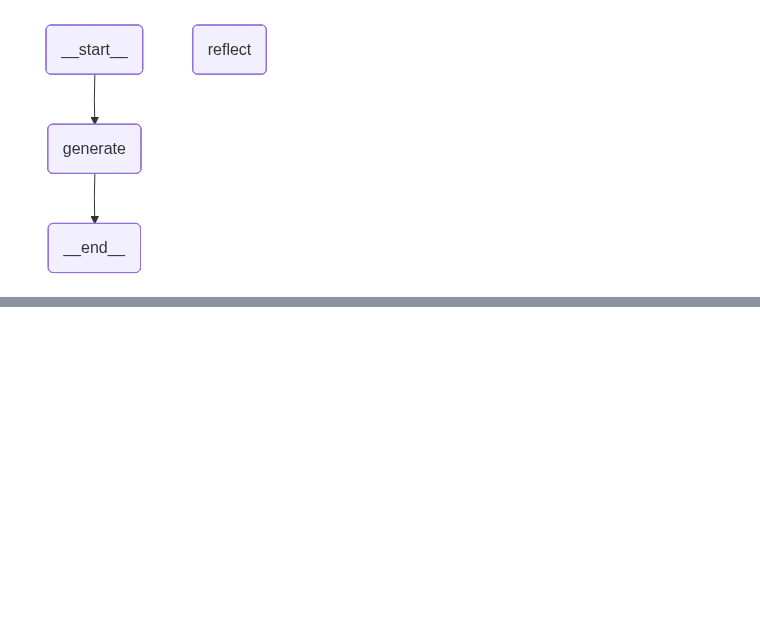
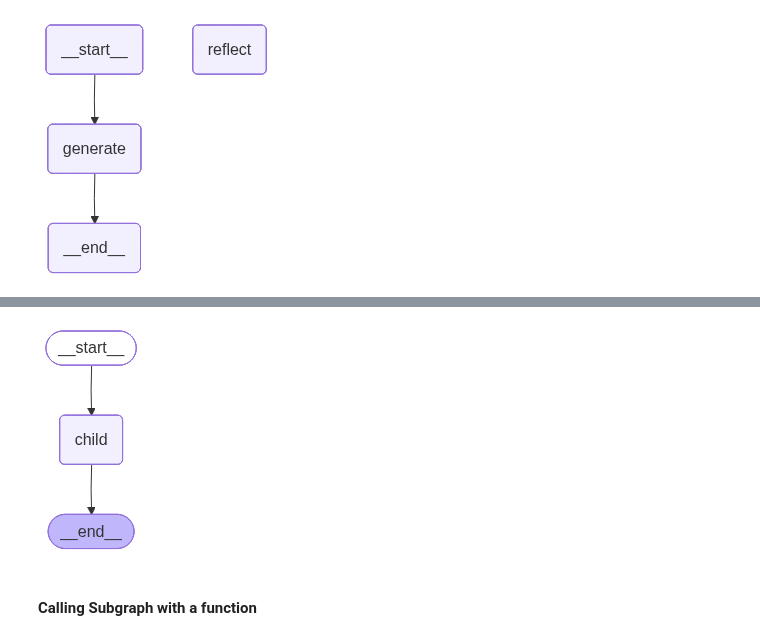
Before and after one commit to hemant0591/LearningLangChain, a Jupyter notebook: Agents2.ipynb, the cells around one changed output, grey strips where cells are left out. Cells and saved outputs as stored; diff of their text form; code cells hidden in the pictures; blank space fills up the shorter version.

```diff
--- a/Agents2.ipynb
+++ b/Agents2.ipynb
@@ -80,0 +133,6 @@ for c in graph.stream(input):
+# %%
+subgraph
+# %% [output]
+[figure, added]
+# %% [markdown]
+#### Calling Subgraph with a function
```
Also changed, not shown: parts of 9 cells of this notebook.
